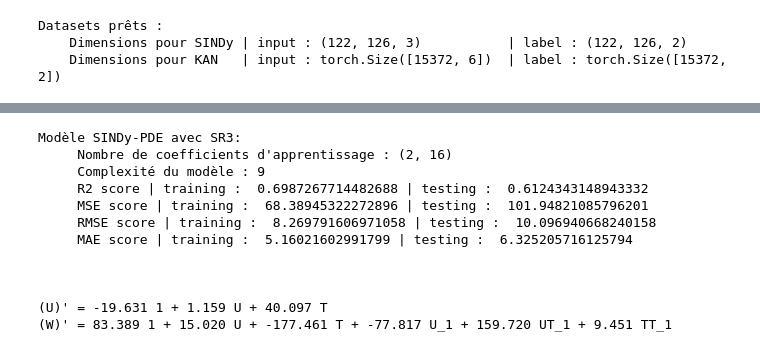
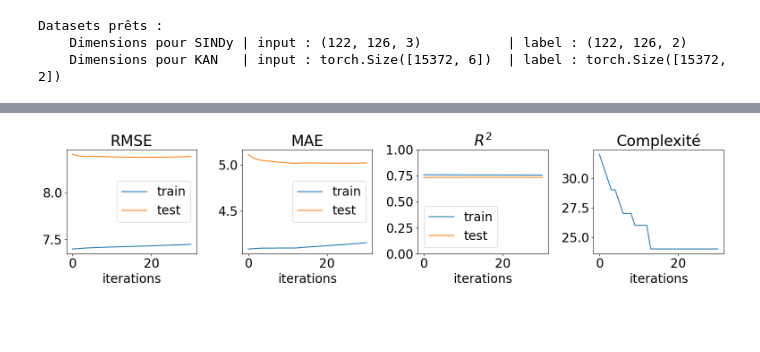
Before and after one commit to LylianChallier/SymboliConvection, a Jupyter notebook: derivee_spatiale.ipynb, the cells around one changed output, grey strips where cells are left out. Cells and saved outputs as stored; diff of their text form; code cells hidden in the pictures; blank space fills up the shorter version.

```diff
--- a/derivee_spatiale.ipynb
+++ b/derivee_spatiale.ipynb
@@ -177,14 +193,14 @@ True
 # %%
 # Entrainement avec SR3
-n_iters = 100
+n_iters = 30 # pas d'entrainement
 opt_sindy = ps.SR3(
-    threshold=30,
+    threshold=10, # lambda
     thresholder='l1',
-    normalize_columns=normalisation,
+    normalize_columns=normalisation, # on normalise les données d'entrée Psi(u, w, theta)
     max_iter=n_iters,
     verbose=False,
     tol=1e-5,
-    nu=.5,
+    nu=.5, # nu
 )
 model_sindy = ps.SINDy(
     feature_library=pde_lib,
@@ -192,4 +208,28 @@ model_sindy = ps.SINDy(
     feature_names=champs,
 )
 
-model_sindy.fit(data_sindy['train_input'], x_dot=data_sindy['train_label'], quiet=True)
+model_sindy.fit(data_sindy['train_input'], x_dot=data_sindy['train_label'], quiet=True);
+
+# calcule des métriques à l'aide de l'historique des coefficients Xi
+metrics_sindy = {}
+metrics_sindy['mae_train'], metrics_sindy['mae_test'] = [], [] # mean absolute error
+metrics_sindy['mse_train'], metrics_sindy['mse_test'] = [], [] # mean squared error
+metrics_sindy['complexity'] = [] # complexity == number of nonzero coefficients
+for coef in model_sindy.optimizer.history_ : # calcule l'historique des scores
+    metrics_sindy['complexity'].append(np.count_nonzero(coef))
+    pred_train = (data_sindy['train_transf'] @ coef.T)
+    pred_test = (data_sindy['test_transf'] @ coef.T)
+    metrics_sindy['mae_train'].append(np.mean(np.abs(pred_train - data_sindy['train_label'])))
+    metrics_sindy['mae_test'].append(np.mean(np.abs(pred_test - data_sindy['test_label'])))
+    metrics_sindy['mse_train'].append(np.mean((pred_train - data_sindy['train_label'])**2))
+    metrics_sindy['mse_test'].append(np.mean((pred_test - data_sindy['test_label'])**2))
+
+# mean total of squares to compute the r2 score (here mtss for each derivative field)
+mtss_train = np.mean((data_sindy['train_label'] - data_sindy['train_label'].mean(axis=(0, 1)))**2, axis=(0, 1))
+mtss_test = np.mean((data_sindy['test_label'] - data_sindy['test_label'].mean(axis=(0, 1)))**2, axis=(0, 1))
+# r2 score
+metrics_sindy['r2_train'] = 1 - metrics_sindy['mse_train'] / mtss_train.mean()
+metrics_sindy['r2_test'] = 1 - metrics_sindy['mse_test'] / mtss_test.mean()
+# BIC
+n = model_sindy.optimizer.Theta_.shape[0]
+metrics_sindy['bic_test'] = n * np.log(np.array(metrics_sindy['mse_test'])) + np.log(n) * np.array(metrics_sindy['complexity'])
@@ -251,23 +276,0 @@ array([0.73136349, 0.73326333, 0.73321334, 0.73317702, 0.73281597,
-# %%
-print(r"Modèle SINDy-PDE avec SR3:")
-print("     Nombre de coefficients d'apprentissage :", model_sindy.coefficients().shape)
-print("     Complexité du modèle :", metrics_sindy['complexity'][-1])
-print("     R2 score | training : ", metrics_sindy['r2_train'][-1], "| testing : ", metrics_sindy['r2_test'][-1]) # r2
-print("     MSE score | training : ", metrics_sindy['mse_train'][-1], "| testing : ", metrics_sindy['mse_test'][-1]) # r2
-print("     RMSE score | training : ", np.sqrt(metrics_sindy['mse_train'][-1]), "| testing : ", np.sqrt(metrics_sindy['mse_test'][-1])) # r2
-print("     MAE score | training : ", metrics_sindy['mae_train'][-1], "| testing : ", metrics_sindy['mae_test'][-1]) # mse
-print('\n\n')
-model_sindy.print()
-# %% [output]
-Modèle SINDy-PDE avec SR3:
-     Nombre de coefficients d'apprentissage : (2, 16)
-     Complexité du modèle : 9
-     R2 score | training :  0.6987267714482688 | testing :  0.6124343148943332
-     MSE score | training :  68.38945322272896 | testing :  101.94821085796201
-     RMSE score | training :  8.269791606971058 | testing :  10.096940668240158
-     MAE score | training :  5.16021602991799 | testing :  6.325205716125794
-
-
-
-(U)' = -19.631 1 + 1.159 U + 40.097 T
-(W)' = 83.389 1 + 15.020 U + -177.461 T + -77.817 U_1 + 159.720 UT_1 + 9.451 TT_1
@@ -319,0 +277,4 @@ model_sindy.print()
+# %%
+plot_metrics(metrics_sindy)
+# %% [output]
+[figure, added]
```
Also changed, not shown: parts of 38 cells of this notebook, 2 other files.
